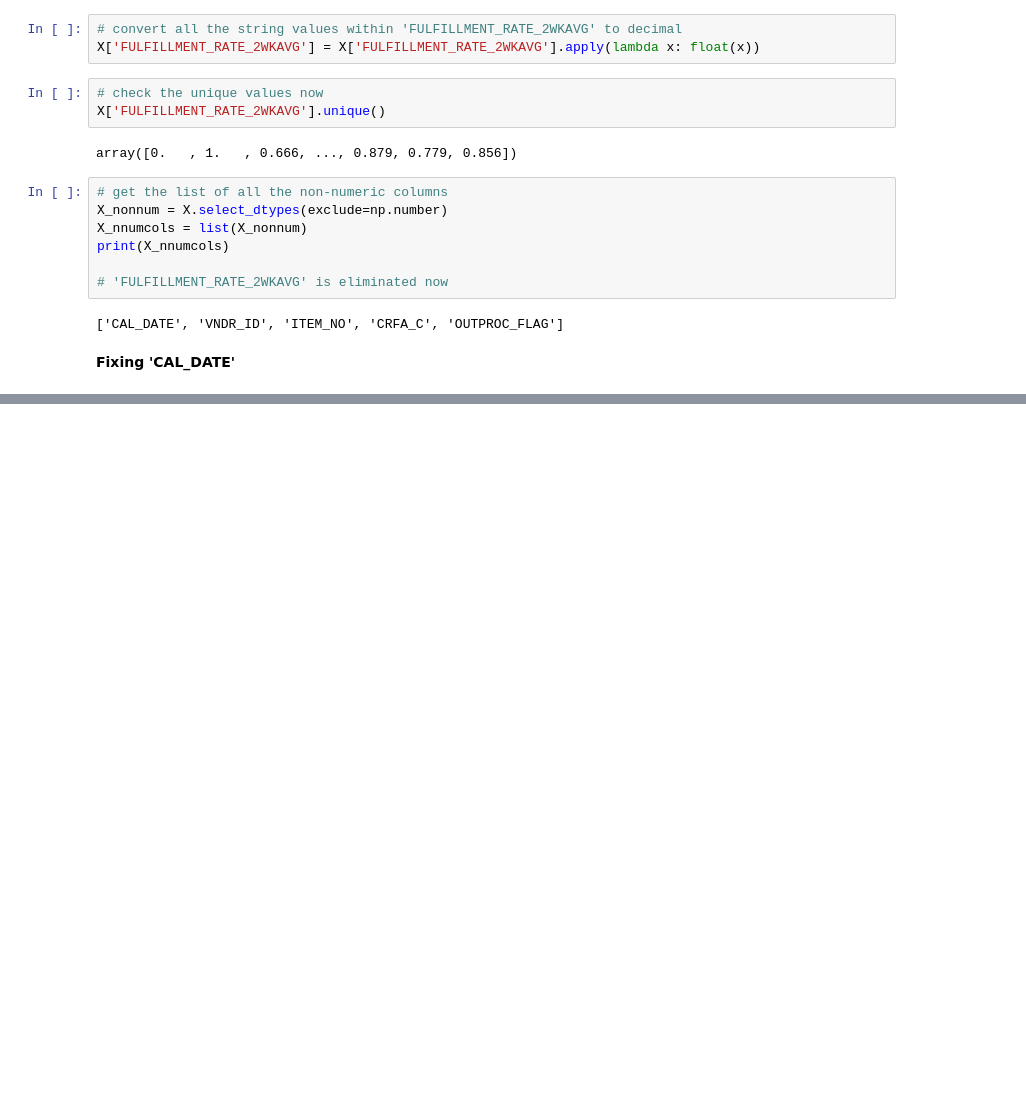
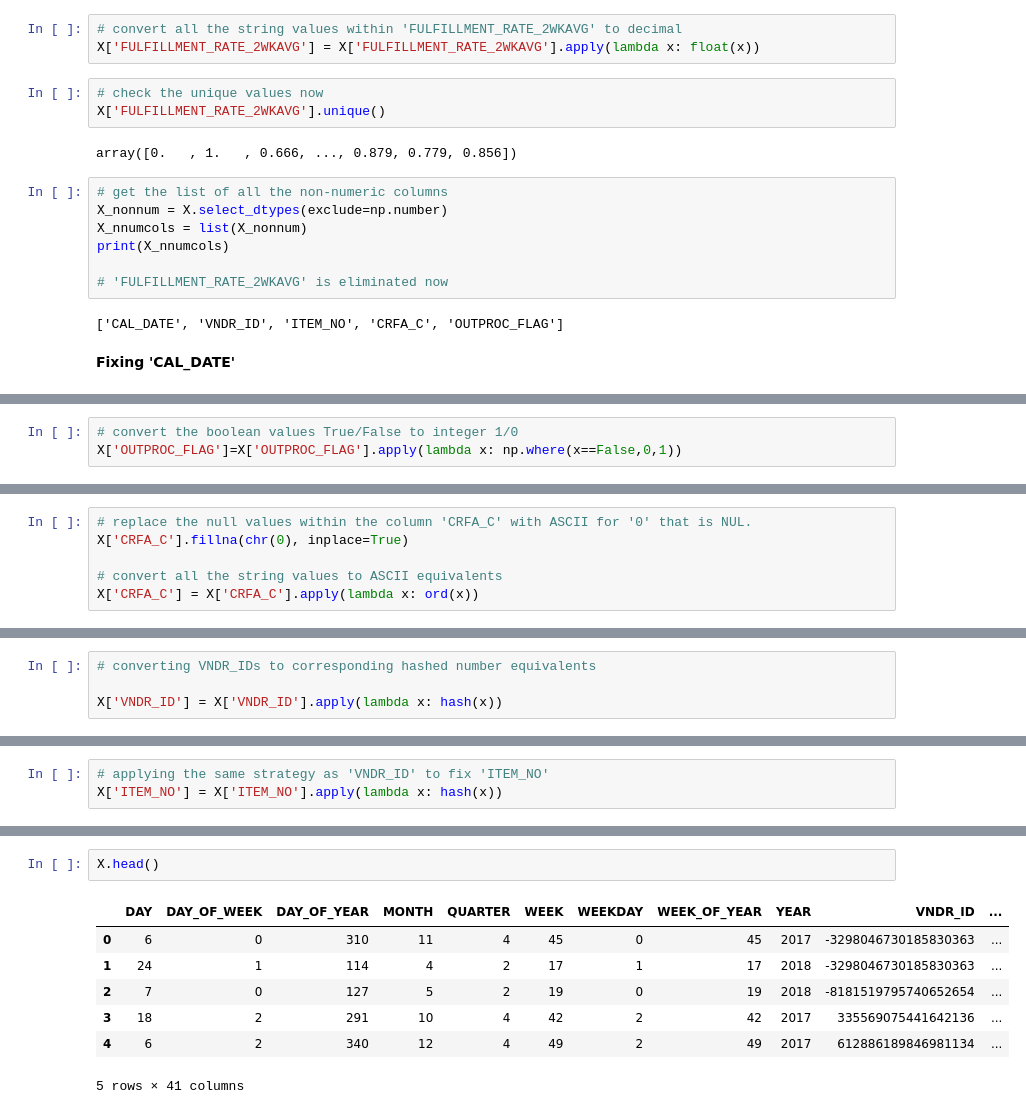
Before and after one commit to Anshul-GH/scikit-learn-application, a Jupyter notebook: DTML_MasterDataImplementation.ipynb, the cells around one changed output, grey strips where cells are left out. Saved outputs shown, nothing was run; the diff lists cells and outputs as text; blank space fills up the shorter version.

Commit message:
Successfully able to convert all the features to numeric equivalents

```diff
--- a/DTML_MasterDataImplementation.ipynb
+++ b/DTML_MasterDataImplementation.ipynb
@@ -154,0 +167,3 @@ X_ext.head()
+# %%
+# convert the boolean values True/False to integer 1/0
+X['OUTPROC_FLAG']=X['OUTPROC_FLAG'].apply(lambda x: np.where(x==False,0,1))
@@ -154,0 +181,6 @@ X_ext.head()
+# %%
+# replace the null values within the column 'CRFA_C' with ASCII for '0' that is NUL.
+X['CRFA_C'].fillna(chr(0), inplace=True)
+
+# convert all the string values to ASCII equivalents
+X['CRFA_C'] = X['CRFA_C'].apply(lambda x: ord(x))
@@ -154,0 +234,4 @@ X_ext.head()
+# %%
+# converting VNDR_IDs to corresponding hashed number equivalents
+
+X['VNDR_ID'] = X['VNDR_ID'].apply(lambda x: hash(x))
@@ -154,0 +249,3 @@ X_ext.head()
+# %%
+# applying the same strategy as 'VNDR_ID' to fix 'ITEM_NO'
+X['ITEM_NO'] = X['ITEM_NO'].apply(lambda x: hash(x))
@@ -154,0 +261,10 @@ X_ext.head()
+# %%
+X.head()
+# %% [output]
+|  | DAY | DAY_OF_WEEK | DAY_OF_YEAR | MONTH | QUARTER | WEEK | WEEKDAY | WEEK_OF_YEAR | YEAR | VNDR_ID | ... |
+| 0 | 6 | 0 | 310 | 11 | 4 | 45 | 0 | 45 | 2017 | -3298046730185830363 | ... |
+| 1 | 24 | 1 | 114 | 4 | 2 | 17 | 1 | 17 | 2018 | -3298046730185830363 | ... |
+| 2 | 7 | 0 | 127 | 5 | 2 | 19 | 0 | 19 | 2018 | -8181519795740652654 | ... |
+| 3 | 18 | 2 | 291 | 10 | 4 | 42 | 2 | 42 | 2017 | 335569075441642136 | ... |
+| 4 | 6 | 2 | 340 | 12 | 4 | 49 | 2 | 49 | 2017 | 612886189846981134 | ... |
+5 rows × 41 columns
```
Also changed, not shown: parts of 13 cells of this notebook.
